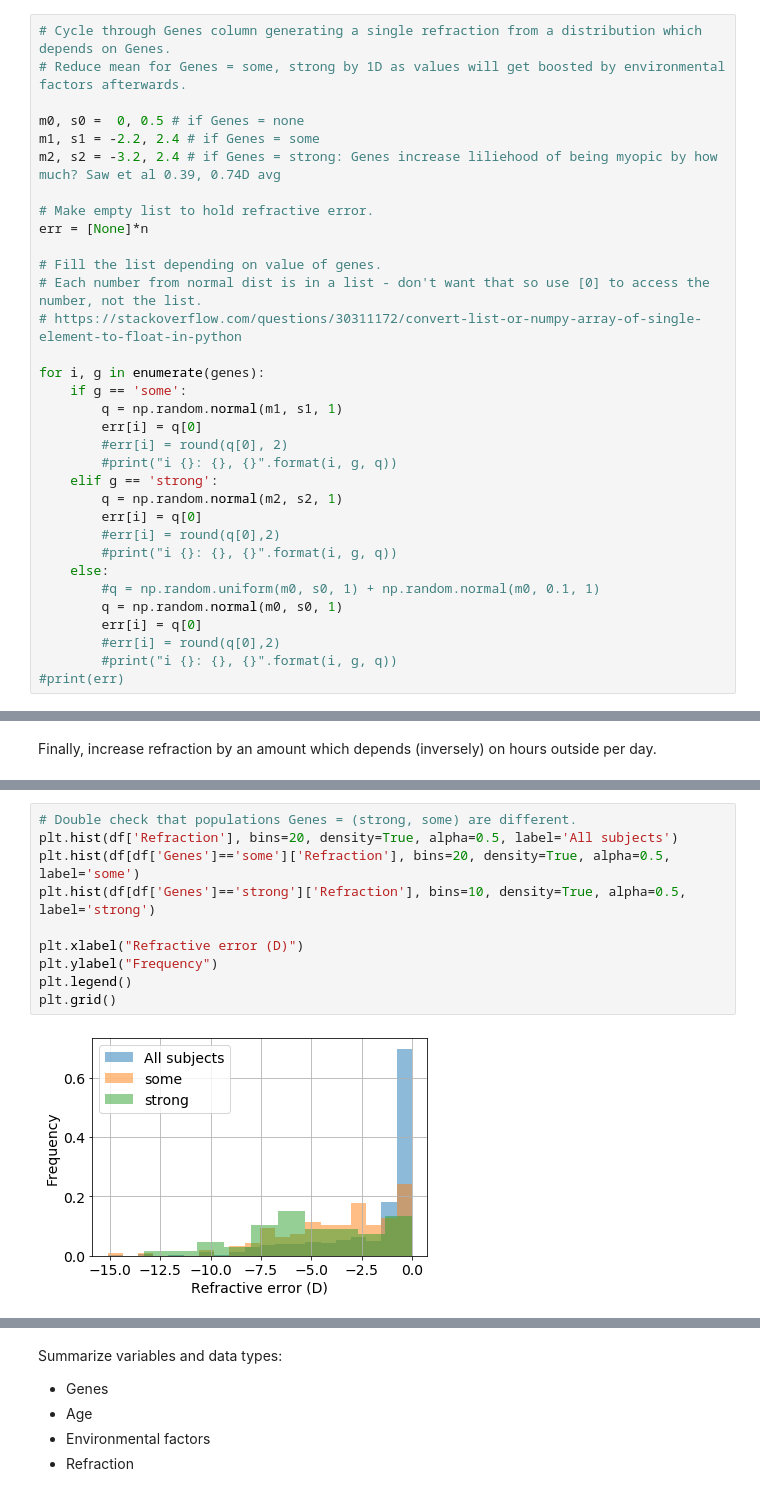
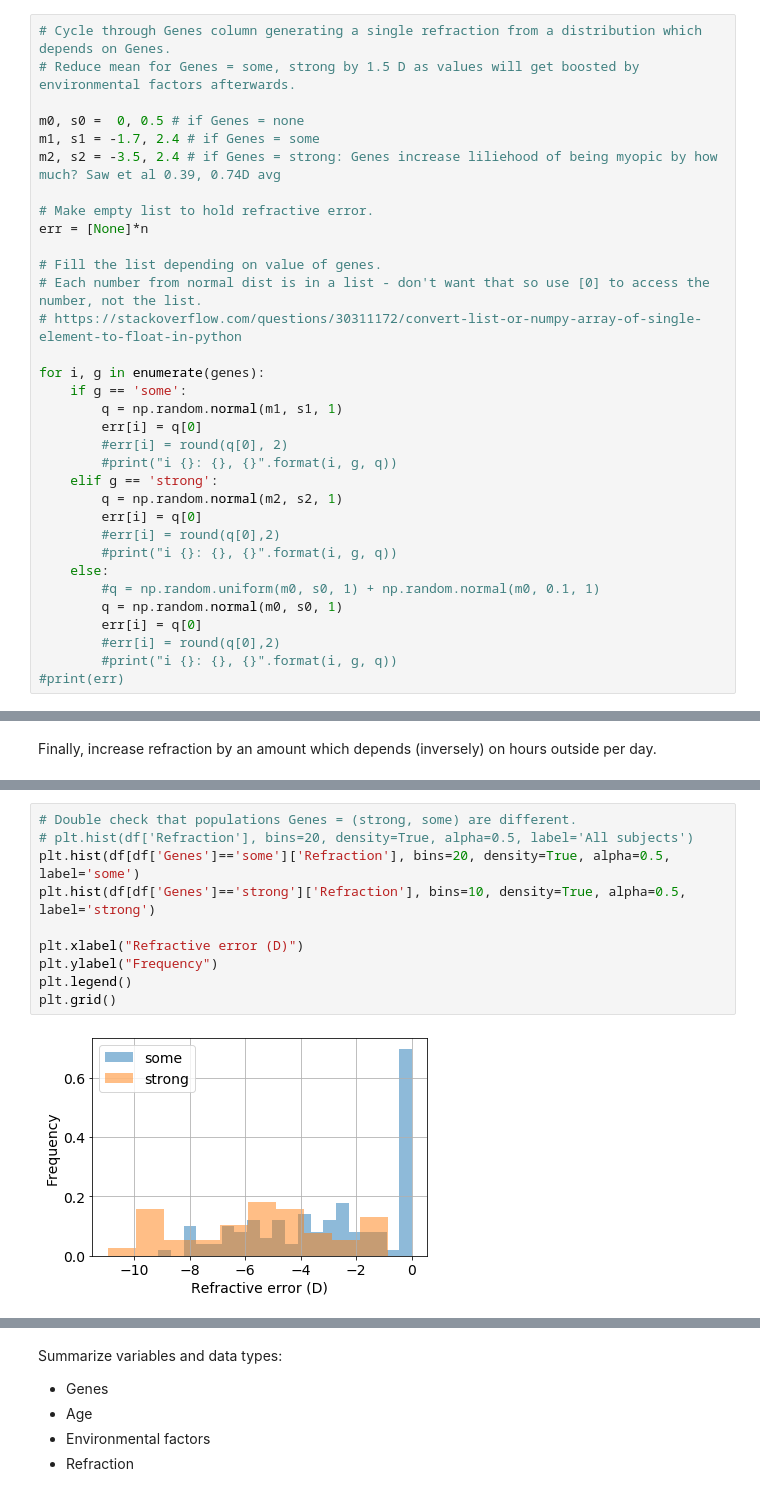
Before and after one commit to elizabethdaly/simulating-data, a Jupyter notebook: eyesight.ipynb, the cells around one changed output, grey strips where cells are left out. Drawn from its saved outputs; the diff is of its cells as text.

```diff
--- a/eyesight.ipynb
+++ b/eyesight.ipynb
@@ -514,10 +504,10 @@ Need to adjust m,s so that final result makes sense - come back to this. These a
 # %%
 # Cycle through Genes column generating a single refraction from a distribution which depends on Genes.
-# Reduce mean for Genes = some, strong by 1D as values will get boosted by environmental factors afterwards.
+# Reduce mean for Genes = some, strong by 1.5 D as values will get boosted by environmental factors afterwards.
 
 m0, s0 =  0, 0.5 # if Genes = none
-m1, s1 = -2.2, 2.4 # if Genes = some
-m2, s2 = -3.2, 2.4 # if Genes = strong: Genes increase liliehood of being myopic by how much? Saw et al 0.39, 0.74D avg
+m1, s1 = -1.7, 2.4 # if Genes = some
+m2, s2 = -3.5, 2.4 # if Genes = strong: Genes increase liliehood of being myopic by how much? Saw et al 0.39, 0.74D avg
 
 # Make empty list to hold refractive error.
 err = [None]*n
@@ -582,12 +572,12 @@ Max hrs outside/day is  4.87
 # %%
 # Double check that populations Genes = (strong, some) are different.
-plt.hist(df['Refraction'], bins=20, density=True, alpha=0.5, label='All subjects')
+# plt.hist(df['Refraction'], bins=20, density=True, alpha=0.5, label='All subjects')
 plt.hist(df[df['Genes']=='some']['Refraction'], bins=20, density=True, alpha=0.5, label='some')
 plt.hist(df[df['Genes']=='strong']['Refraction'], bins=10, density=True, alpha=0.5, label='strong')
 
 plt.xlabel("Refractive error (D)")
 plt.ylabel("Frequency")
 plt.legend()
 plt.grid()
 # %% [output]
-[figure, old version]
+[figure, new version]
```
Also changed, not shown: parts of 50 cells of this notebook.
